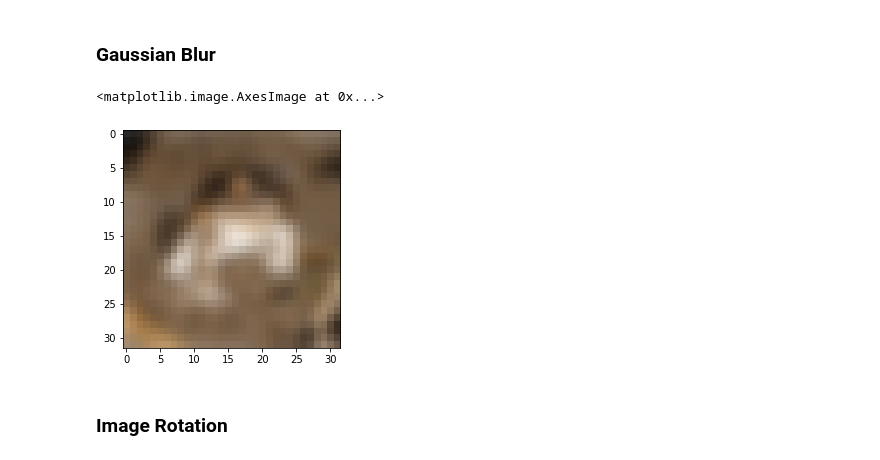
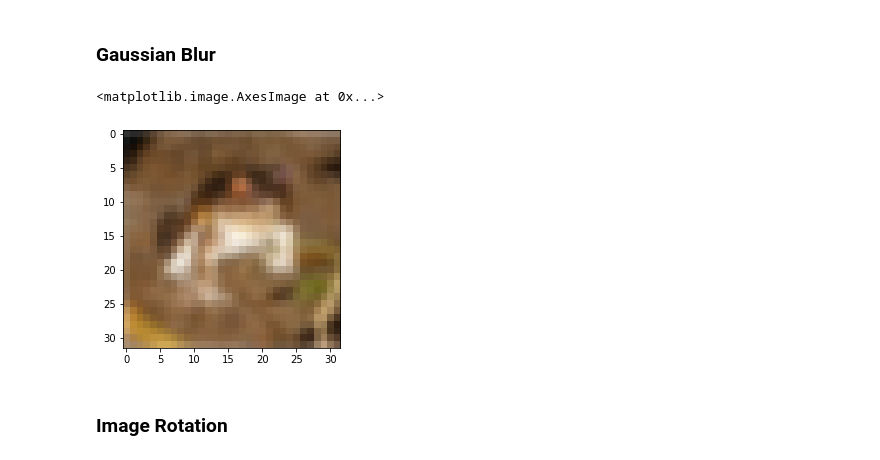
Before and after one commit to NevilleMthw/CIFAR-10-Project, a Jupyter notebook: Formatted NB.ipynb, the cells around one changed output. Saved outputs shown, nothing was run; the diff lists cells and outputs as text; code cells hidden in the pictures.

Commit message:
Changed gaussian blur and import library hyperlink

```diff
--- a/Formatted NB.ipynb
+++ b/Formatted NB.ipynb
@@ -149,15 +149,15 @@ plt.imshow(normalized_train_img[0])
 # %% [markdown]
 ### <a name="blur">Gaussian Blur</a>
 # %%
-# Blurring images of sigma 1. Code was tried and tested but not used for models due to poor performance.
+# Blurring images of sigma 1.
 blurred_train_img = [ndimage.gaussian_filter(
-    train_blur_imgs, sigma=1) for train_blur_imgs in normalized_train_img]
+    train_blur_imgs, sigma=0.6) for train_blur_imgs in normalized_train_img]
 blurred_test_img = [ndimage.gaussian_filter(
     test_blur_imgs, sigma=1) for test_blur_imgs in normalized_test_img]
 plt.imshow(blurred_train_img[0])
 # %% [output]
 <matplotlib.image.AxesImage at 0x...>
-[figure, old version]
+[figure, new version]
 # %% [markdown]
 ### <a name="rotation">Image Rotation</a>
 # %%
```
Also changed, not shown: parts of 4 cells of this notebook.
